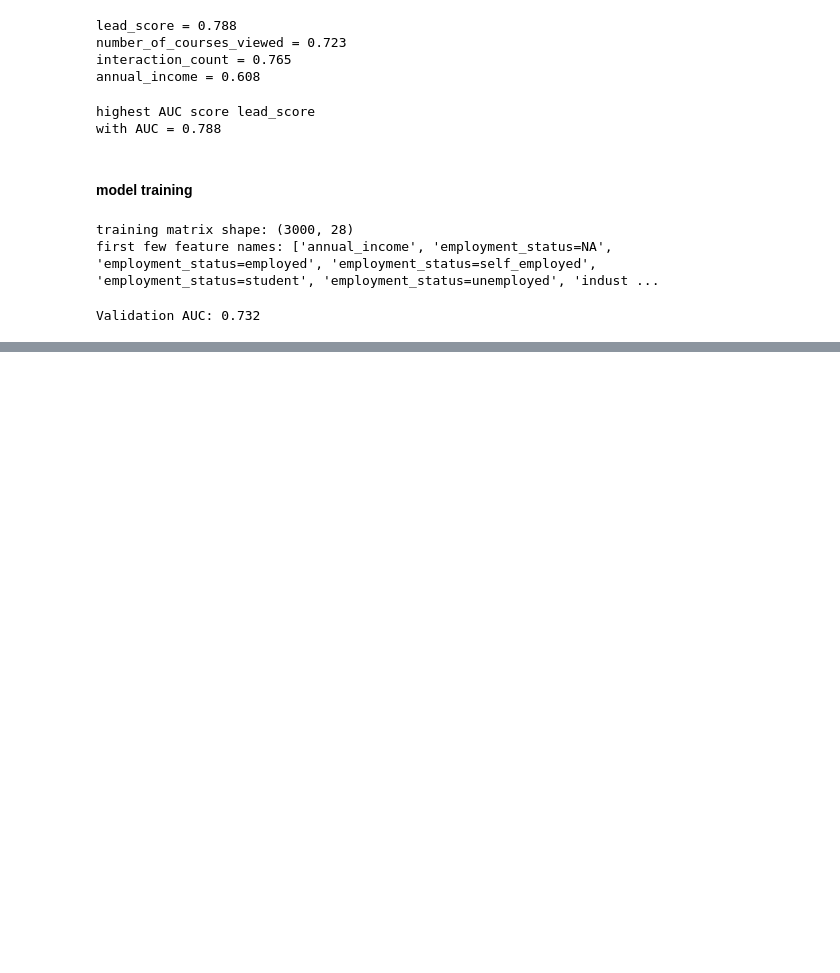
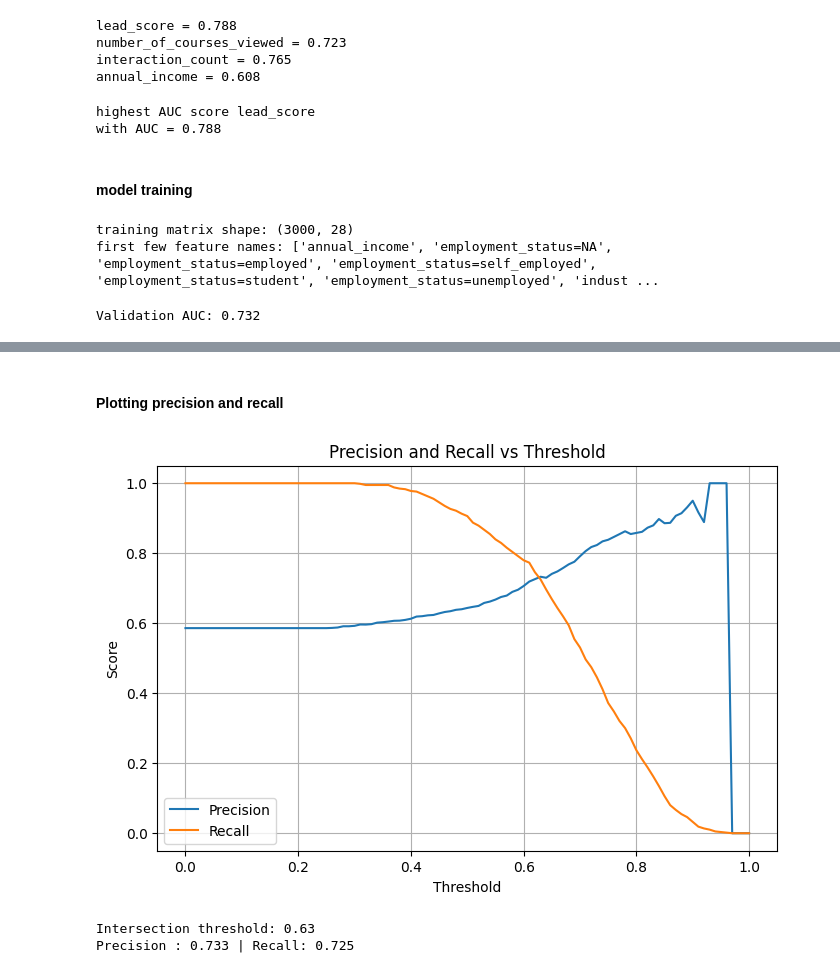
Before and after one commit to lTsumetai/zoomcamp-learning, a Jupyter notebook: Chapter4_classification_evaluation/lead_scoring.ipynb, the cells around one changed output, grey strips where cells are left out. Drawn from its saved outputs; the diff is of its cells as text; code cells hidden in the pictures; blank space fills up the shorter version.

Commit message:
precision, recall, and finding the intersecting recall curves

```diff
--- a/Chapter4_classification_evaluation/lead_scoring.ipynb
+++ b/Chapter4_classification_evaluation/lead_scoring.ipynb
@@ -149,0 +206,26 @@ Validation AUC: 0.732
+# %% [markdown]
+#### Plotting precision and recall
+# %%
+plt.figure(figsize=(8, 5))
+plt.plot(scores['threshold'], scores['precision'], label='Precision')
+plt.plot(scores['threshold'], scores['recall'], label='Recall')
+plt.xlabel('Threshold')
+plt.ylabel('Score')
+plt.title('Precision and Recall vs Threshold')
+plt.legend()
+plt.grid(True)
+plt.show()
+# %% [output]
+[figure, added]
+# %%
+### finding the exact number of curves where they're intersecting
+valid = scores[(scores['precision'] > 0) | (scores['recall'] > 0)].copy()
+
+valid['diff'] = (valid['precision'] - valid['recall']).abs()
+
+best_row = valid.loc[valid['diff'].idxmin()]
+print('Intersection threshold:', round(best_row['threshold'], 2))
+print('Precision :', round(best_row['precision'], 3), '| Recall:', round(best_row['recall'], 3))
+# %% [output]
+Intersection threshold: 0.63
+Precision : 0.733 | Recall: 0.725
```
Also changed, not shown: parts of 2 cells of this notebook.
